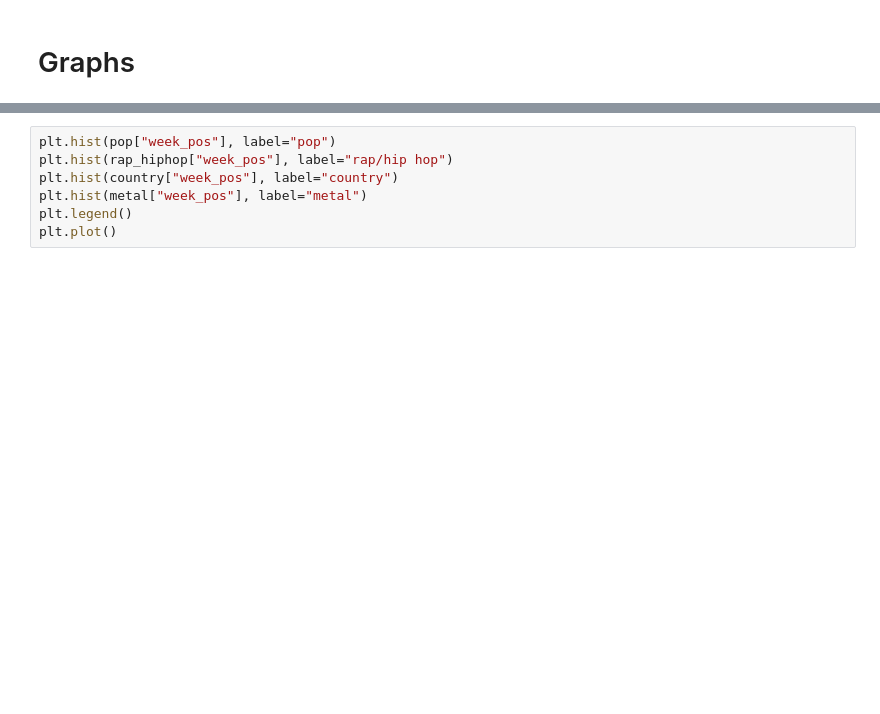
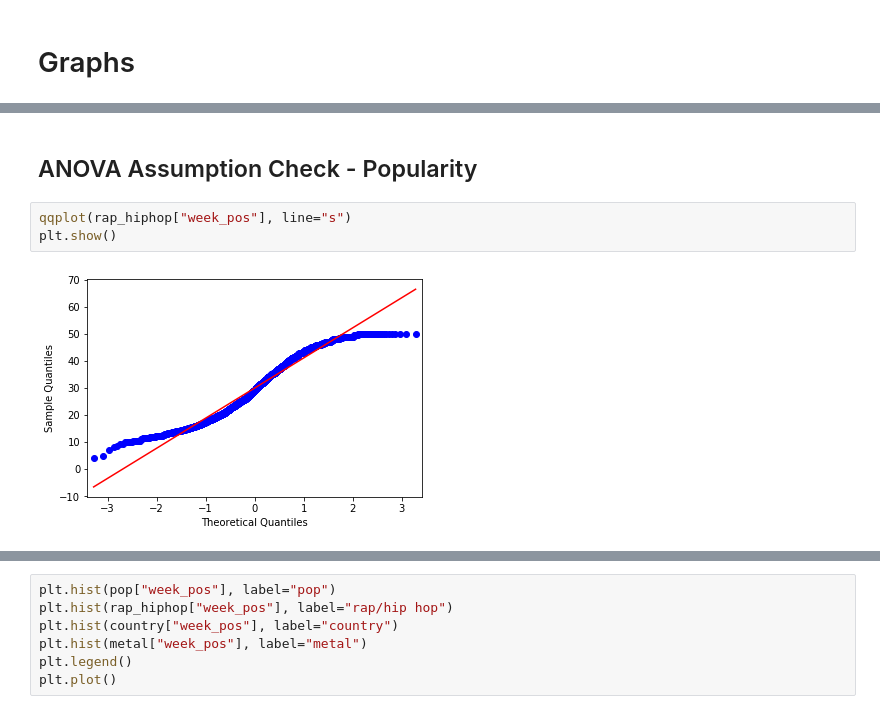
Before and after one commit to ssmcnatt/experimental-design-cap01, a Jupyter notebook: experimental-analysis.ipynb, the cells around one changed output, grey strips where cells are left out. Drawn from its saved outputs; the diff is of its cells as text; blank space fills up the shorter version.

```diff
--- a/experimental-analysis.ipynb
+++ b/experimental-analysis.ipynb
@@ -313 +317,8 @@ sns.boxplot("genre_label", "week_pos", data=top_songs)
 [interactive output not drawn]
+# %% [markdown]
+## ANOVA Assumption Check - Popularity
+# %%
+qqplot(rap_hiphop["week_pos"], line="s")
+plt.show()
+# %% [output]
+[figure, added]
```
Also changed, not shown: parts of 43 cells of this notebook.
